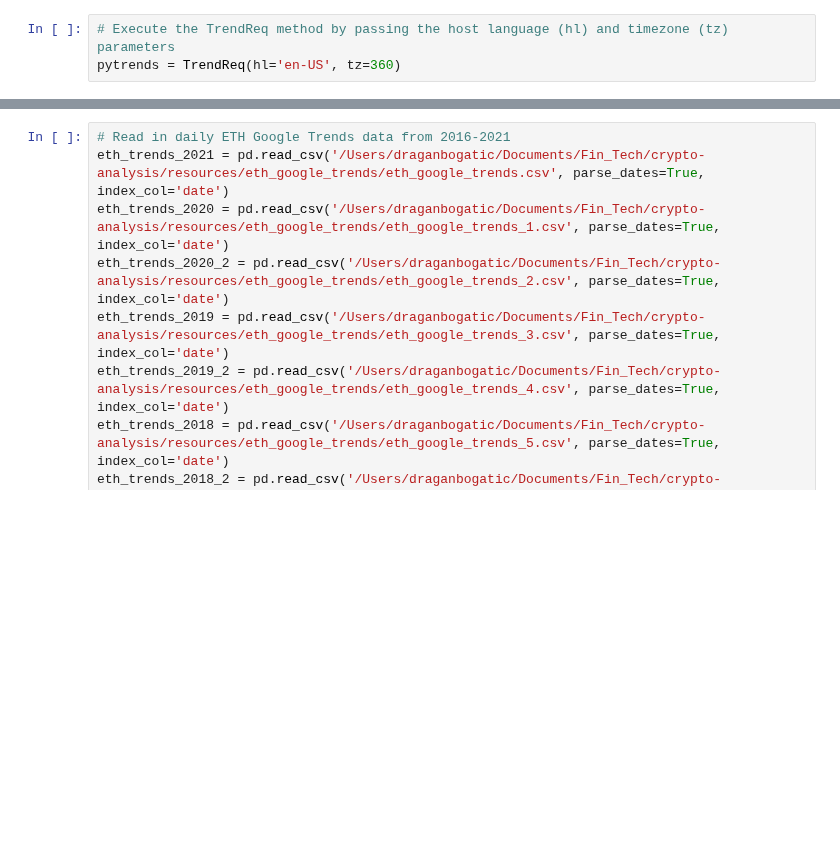
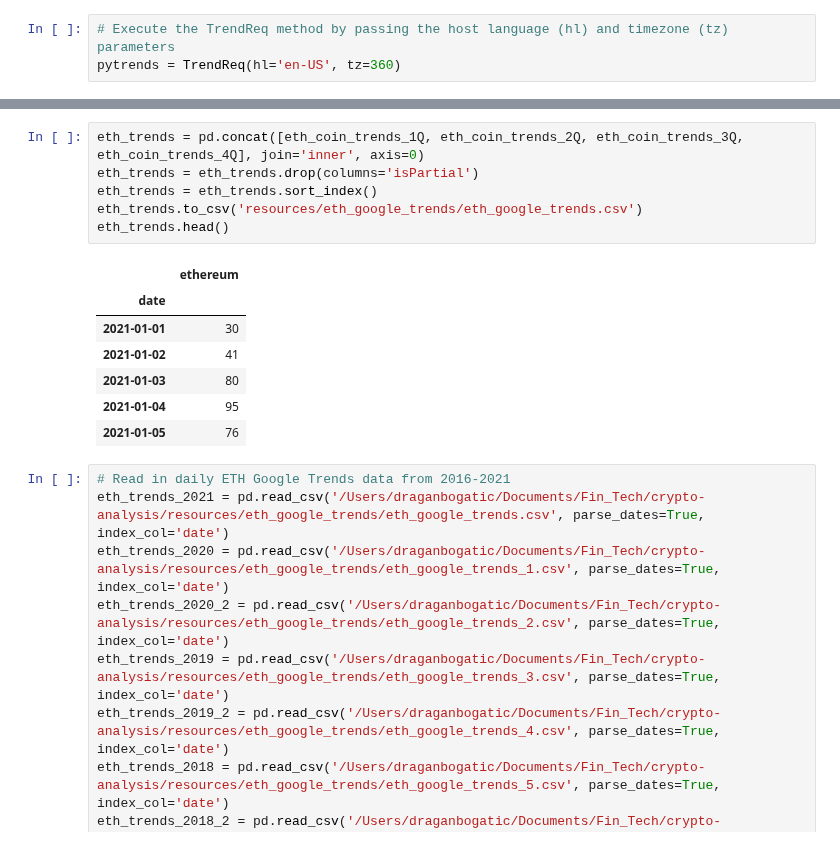
Before and after one commit to dbogatic/crypto-analysis, a Jupyter notebook: google_trends.ipynb, the cells around one changed output, grey strips where cells are left out. Cells and saved outputs as stored; diff of their text form; blank space fills up the shorter version.

```diff
--- a/google_trends.ipynb
+++ b/google_trends.ipynb
@@ -27,3 +39,17 @@ eth_trends.to_csv('resources/eth_google_trends/eth_google_trends.csv')
+# %%
+eth_trends = pd.concat([eth_coin_trends_1Q, eth_coin_trends_2Q, eth_coin_trends_3Q, eth_coin_trends_4Q], join='inner', axis=0)
+eth_trends = eth_trends.drop(columns='isPartial')
+eth_trends = eth_trends.sort_index()
+eth_trends.to_csv('resources/eth_google_trends/eth_google_trends.csv')
+eth_trends.head()
+# %% [output]
+|  | ethereum |
+| date |  |
+| 2021-01-01 | 30 |
+| 2021-01-02 | 41 |
+| 2021-01-03 | 80 |
+| 2021-01-04 | 95 |
+| 2021-01-05 | 76 |
 # %%
 # Read in daily ETH Google Trends data from 2016-2021
 eth_trends_2021 = pd.read_csv('/Users/draganbogatic/Documents/Fin_Tech/crypto-analysis/resources/eth_google_trends/eth_google_trends.csv', parse_dates=True, index_col='date')
```
Also changed, not shown: parts of 14 cells of this notebook, 16 other files.
